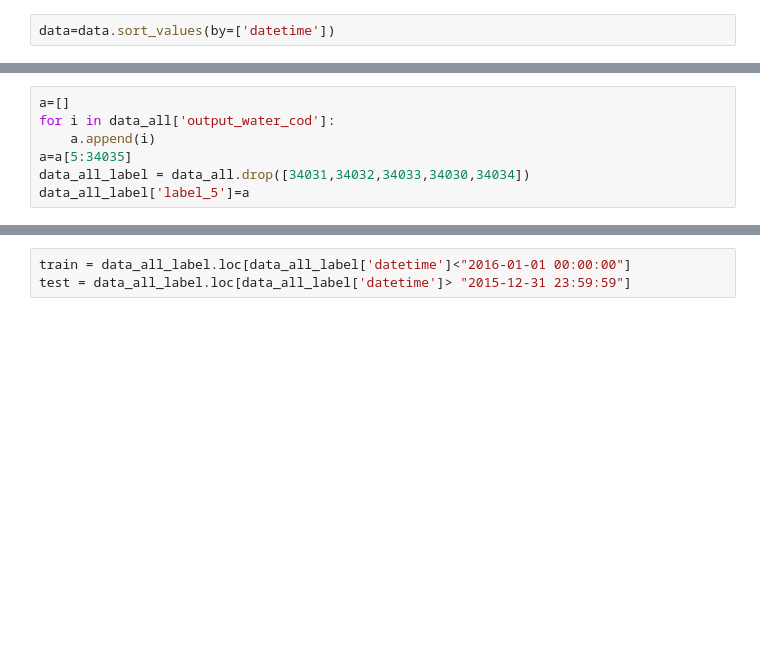
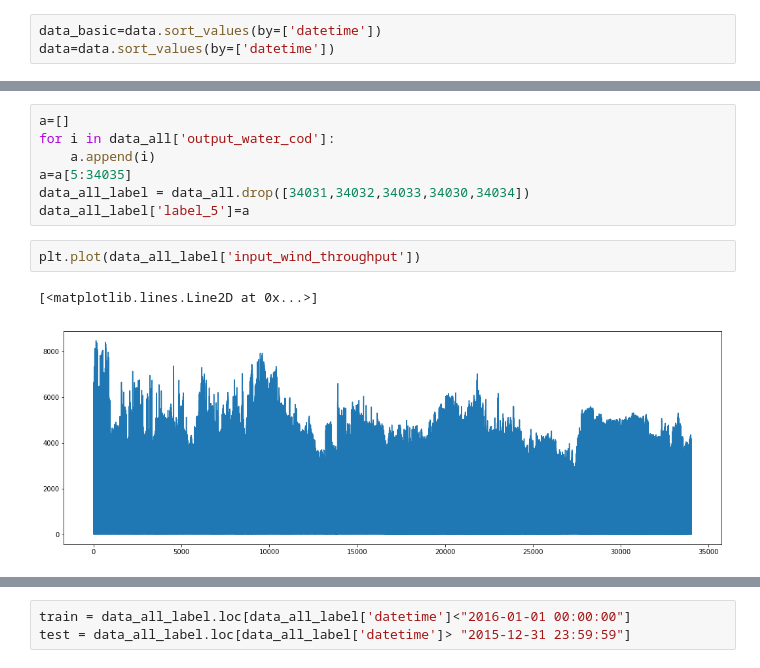
Before and after one commit to MyLearningTest/prediction_model, a Jupyter notebook: script/water_clean/Water_Regression.ipynb, the cells around one changed output, grey strips where cells are left out. Drawn from its saved outputs; the diff is of its cells as text; blank space fills up the shorter version.

```diff
--- a/script/water_clean/Water_Regression.ipynb
+++ b/script/water_clean/Water_Regression.ipynb
@@ -21,6 +20,7 @@ rolling_features_input_cols = ['do', 'miss', 'input_wind_throughput', 'input_win
                     'input_water_ss', 'output_water_ss']
 lags = [3, 7, 14, 30]
 # %%
+data_basic=data.sort_values(by=['datetime'])
 data=data.sort_values(by=['datetime'])
 # %%
 #均值
@@ -69,3 +77,8 @@ for i in data_all['output_water_cod']:
 a=a[5:34035]
 data_all_label = data_all.drop([34031,34032,34033,34030,34034])
 data_all_label['label_5']=a
+# %%
+plt.plot(data_all_label['input_wind_throughput'])
+# %% [output]
+[<matplotlib.lines.Line2D at 0x...>]
+[figure, added]
```
Also changed, not shown: parts of 24 cells of this notebook.
